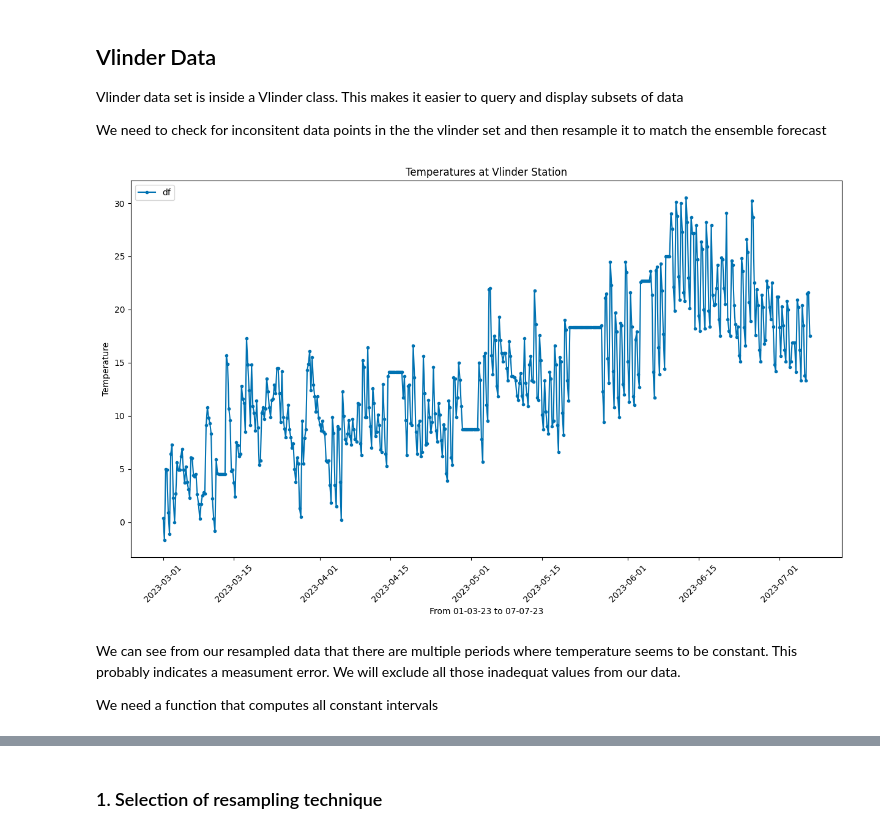
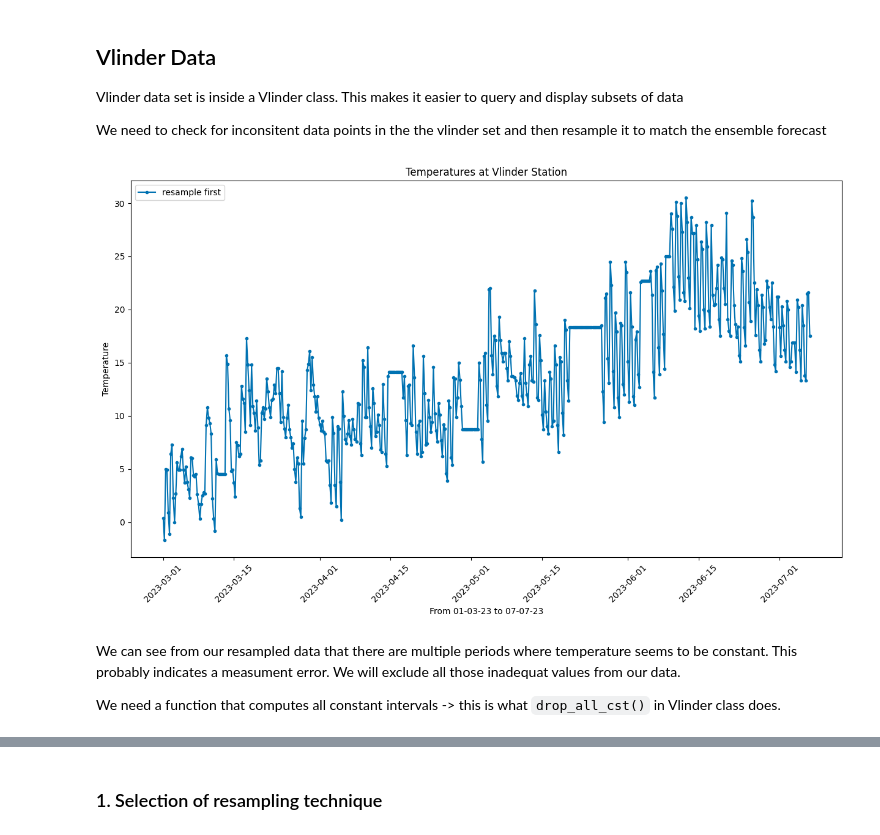
Before and after one commit to larsbonnefoy/TAI_Project, a Jupyter notebook: Project.ipynb, the cells around one changed output, grey strips where cells are left out. Drawn from its saved outputs; the diff is of its cells as text; code cells hidden in the pictures.

```diff
--- a/Project.ipynb
+++ b/Project.ipynb
@@ -192,7 +196,6 @@ Vlinder data set is inside a Vlinder class. This makes it easier to query and di
 
 We need to check for inconsitent data points in the the vlinder set and then resample it to match the ensemble forecast
 # %%
-#TODO: could also modify resampling rate to make it more modular
 class Vlinder:
     """
         Class that represents Vlinder data
@@ -321,14 +324,14 @@ class Vlinder:
         plt.show()
 
     @dataframe_of_string
-    def plot_one(self, type="df" , start=None, finish=None):
+    def plot_one(self, type="df", start=None, finish=None, info="df"):
         """
             Plots one of the dataframes, either df, mean or first
         """
         start , finish = self._get_time(type, start, finish)
         df_resize = self.resize_on_time(type, start, finish)
         plt.figure(figsize=(15, 8))
-        plt.plot(df_resize[self.time_str], df_resize[self.temp_str], marker='o',  markersize=3, label="df") #cannot use type as label as it has been changed to dataframe through decorator
+        plt.plot(df_resize[self.time_str], df_resize[self.temp_str], marker='o',  markersize=3, label=info) #cannot use type as label as it has been changed to dataframe through decorator
         plt.legend(loc='upper left')
         plt.xlabel(f"""From {start.strftime("%d-%m-%y")} to {finish.strftime("%d-%m-%y")}""")
         plt.ylabel('Temperature')
@@ -338,38 +341,79 @@ class Vlinder:
 
     @dataframe_of_string
     def resize_on_time(self, type="df", start=None, finish=None):
         """
             Returns new data frame with values between start and finish
             type specifies on which dataframe to apply resizing (df for original, mean for resample mean and first for resample first)
             Format (%Y-%M-%D %h:%m:%s)
 
             On why start and finish = None: https://stackoverflow.com/questions/1802971/nameerror-name-self-is-not-defined
         """
         start , finish = self._get_time(type, start, finish)
         assert start >= self.earliest(type), f"{start} does not exist in dataframe"
         assert finish <= self.latest(type), f"{finish} dies not exist in dataframe"
         return type[(type[self.time_str] >= start) & (type[self.time_str] <= finish)]
 
     @dataframe_of_string
-    def drop(self, type="df", start=None, finish=None):
+    def drop_between(self, type="df", start=None, finish=None):
         """
         Drops values between [start, finish].
         If string is passed, returns new dataframe with dropped values.
         If dataframe is passed, exculdes values from that dataframe
         """
         start , finish = self._get_time(type, start, finish)
         before = type[type[self.time_str] < start]
         after = type[type[self.time_str] > finish]
         return pd.concat([before, after])
 
+    @dataframe_of_string
+    def get_cst_intervals(self, type="df"):
+        """
+            Returns start, end and timedelta of all constant intervals in passed dataframe
+        """
+        #from https://stackoverflow.com/questions/66684957/is-there-a-faster-way-for-finding-the-range-of-constant-values-in-a-dataframe
+        #Compares current element with prev, if (not equal) => True (1), else False (0). cumulative sum then adds.
+        #If different sum goes up, else stays constant
+        df = type
+        groupr = df.temp.ne(df.temp.shift()).cumsum()
+        #creates group of (nb, timestamp)
+        mapper = list(zip(groupr, df.datetime))
+        #from https://stackoverflow.com/questions/71945206/keep-duplciate-items-in-list-of-tuples-if-only-the-first-index-matches-between-t
+        dct = defaultdict(list)
+        for tup in mapper:
+            first, _ = tup
+            dct[first].append(tup)
+            onlydups = [lst for firstelem, lst in dct.items() if len(lst) > 1]
+        #only dups is a list of list with duplicate items
+        min_max_lst = []
+        for dup in onlydups:
+            start = dup[0][1]
+            end = dup[-1][1]
+            min_max_lst.append((start, end, end - start))
+        return min_max_lst
+
+    #TODO: There is an easier way with shifting
+    @dataframe_of_string
+    def drop_all_cst(self, type="df"):
+        """
+            Drops all constant values from given data frame
+            Computes const values through get_cst_intervals
+        """
+        df = type
+        min_max_lst = self.get_cst_intervals(df)
+        for timestamps in min_max_lst:
+            fst = str(timestamps[0])
+            snd = str(timestamps[1])
+            df = vlinder_data.drop_between(df, start=fst, finish=snd)
+        return df
+
 vlinder_data = Vlinder('vlinder19_2023.csv')
 
 #Plot vlinder data on time frame of forecast date avaiable
-vlinder_data.plot_one(type="first", start=forecast_min, finish=forecast_max)
+vlinder_data.plot_one(type="first", start=forecast_min, finish=forecast_max, info="resample first")
 # %% [output]
-[figure, old version]
+[figure, new version]
 # %% [markdown]
 We can see from our resampled data that there are multiple periods where temperature seems to be constant. This probably indicates a measument error. We will exclude all those inadequat values from our data.
 
-We need a function that computes all constant intervals
+We need a function that computes all constant intervals -> this is what `drop_all_cst()` in Vlinder class does.
 # %%
```
Also changed, not shown: parts of 56 cells of this notebook, 5 other files.
